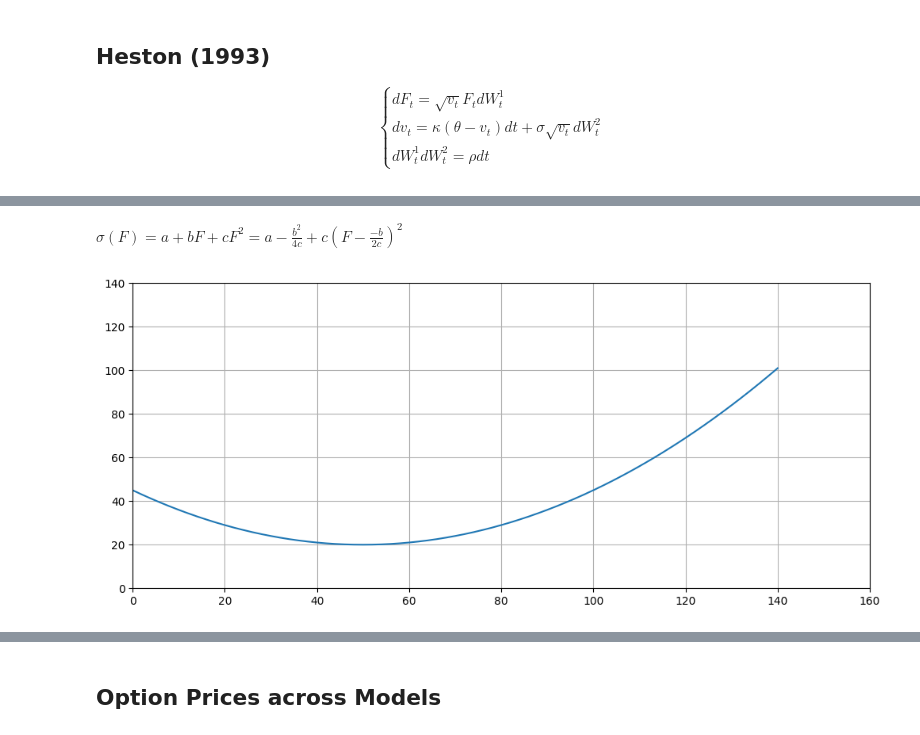
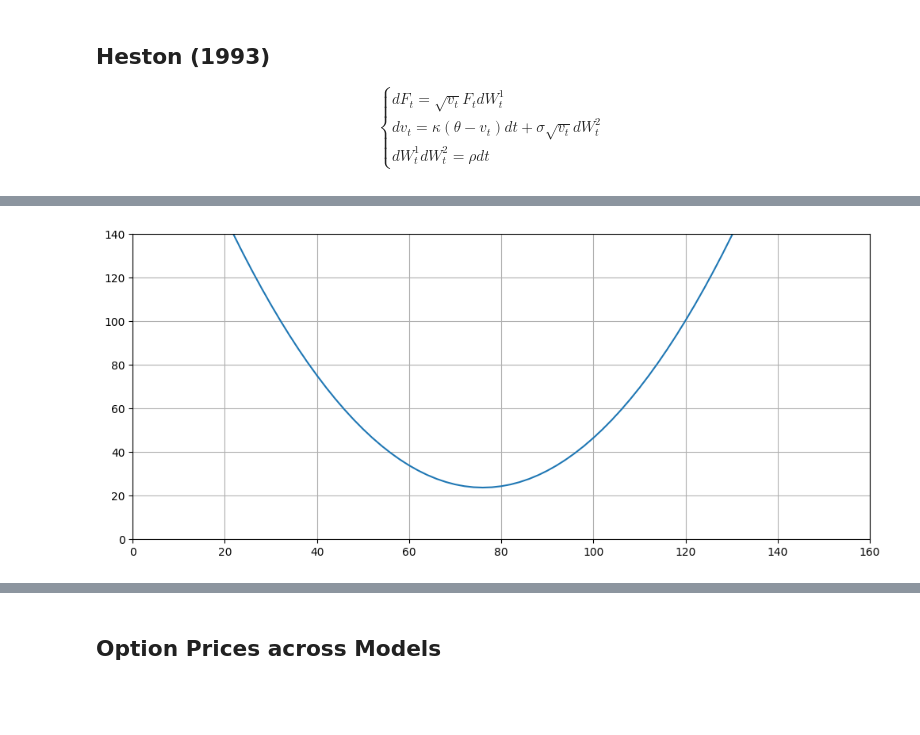
Before and after one commit to WuYenSun/Commodities_Futures_Option, a Jupyter notebook: Commodities_Futures_Options.ipynb, the cells around one changed output, grey strips where cells are left out. Saved outputs shown, nothing was run; the diff lists cells and outputs as text; code cells hidden in the pictures; blank space fills up the shorter version.

```diff
--- a/Commodities_Futures_Options.ipynb
+++ b/Commodities_Futures_Options.ipynb
@@ -329,17 +439,18 @@ dF_t = \sigma(F_t)dW_t \\
-# %% [markdown]
-$\sigma(F) = a + bF + cF^2= a - \frac{b^2}{4c} + c(F-\frac{-b}{2c})^2$
 # %%
-# calibrate parameters a, b, c on historical data (base case)
-sigma_qnm = lambda f : 0.01*(f-50)**2 + 20
+# Quadratic Normal Model parameters
+sig_atm, a, b, c = 24.249067350166275, 228.66240029218525, -6.02888532189243, 0.039649083686508296
+
+# plot sig(f)
+sigma_qnm = lambda f : sig_atm + a + b*f + c*f**2
 arr_f = np.arange(0,141,2)
 
 plt.figure(figsize=(12,5))
-plt.plot(arr_f, sigma_qnm(arr_f))
+plt.plot(arr_f, sigma_qnm(arr_f), label = f'{sig_atm}')
 
 plt.xlim(0,160)
 plt.ylim(0,140)
 plt.grid()
 
 plt.show()
 # %% [output]
-[figure, old version]
+[figure, new version]
```
Also changed, not shown: parts of 36 cells of this notebook.
